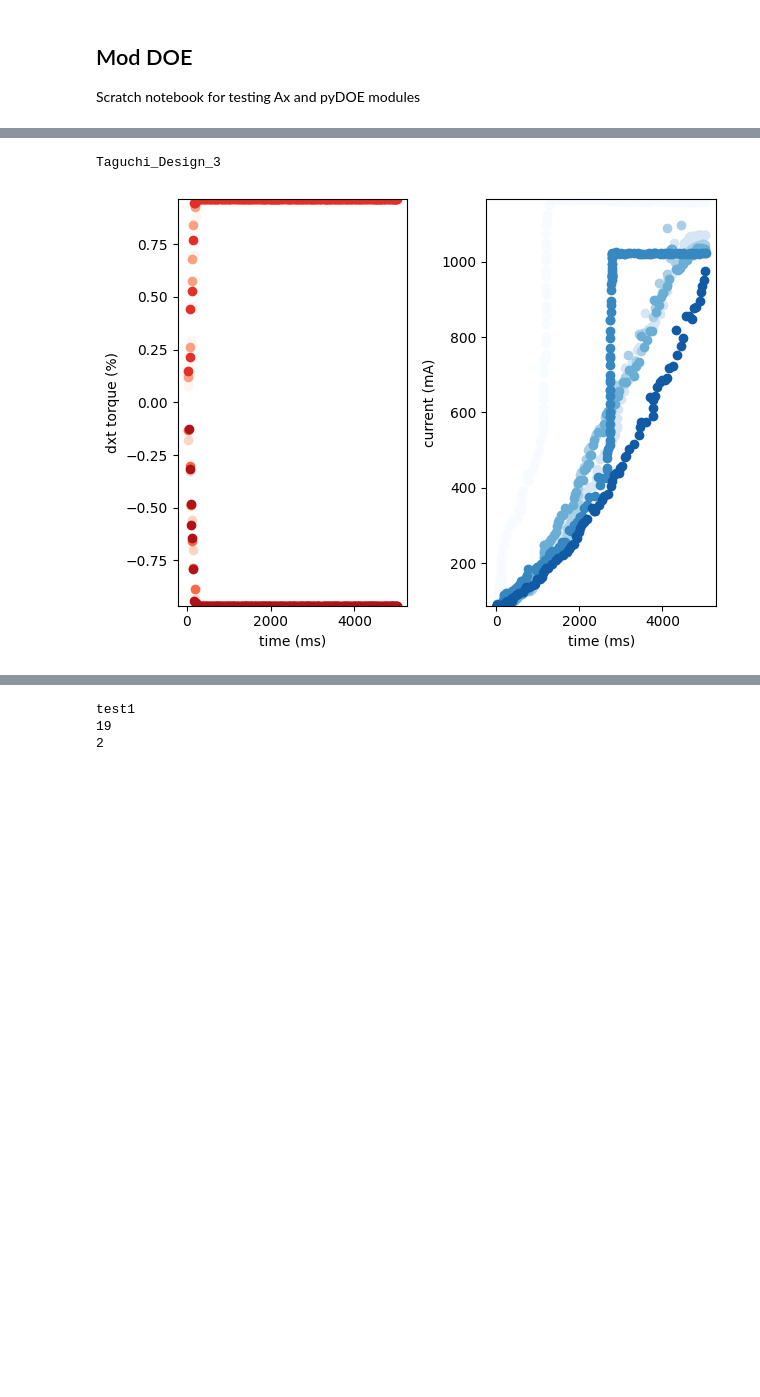
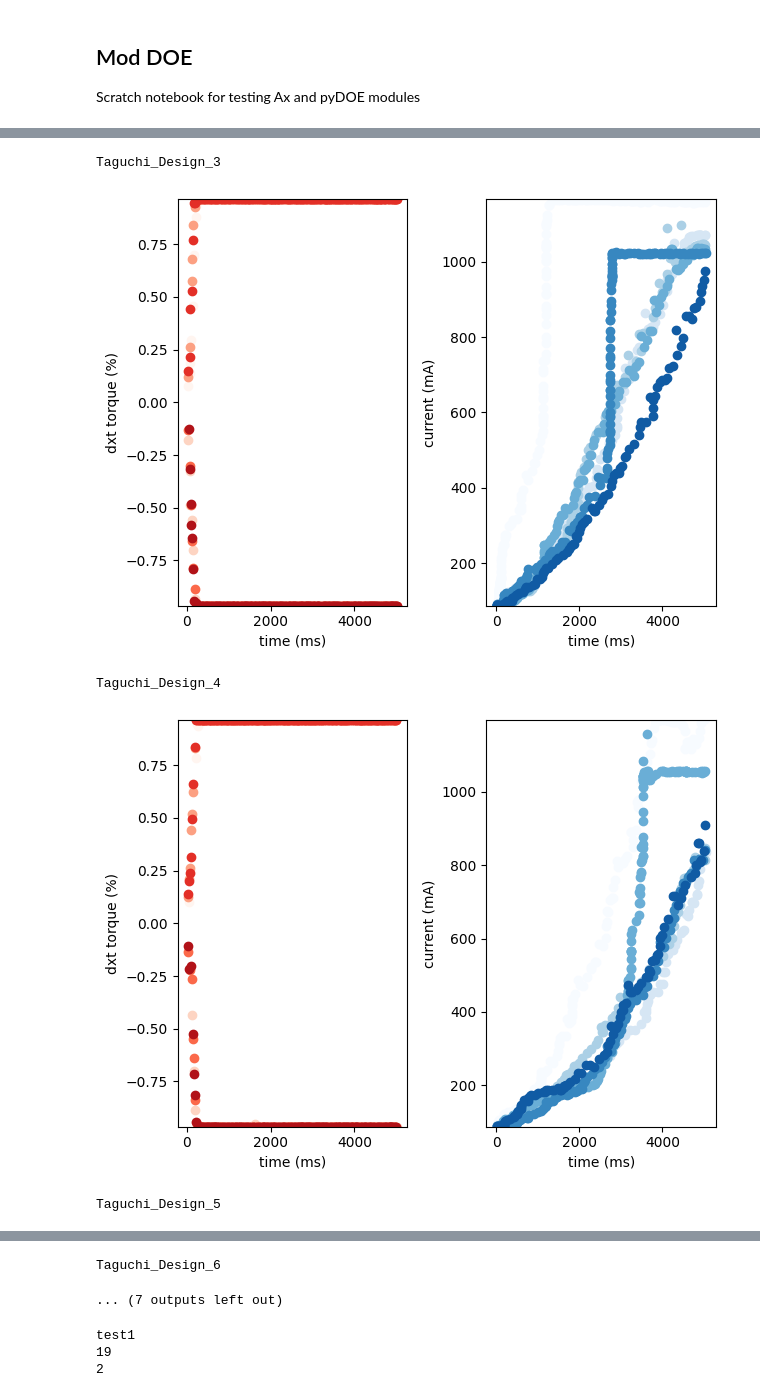
Before and after one commit to c-y-i/Mod_DOE, a Jupyter notebook: scratch.ipynb, the cells around one changed output, grey strips where cells are left out. Saved outputs shown, nothing was run; the diff lists cells and outputs as text; code cells hidden in the pictures; blank space fills up the shorter version.

```diff
--- a/scratch.ipynb
+++ b/scratch.ipynb
@@ -31,15 +31,18 @@ dict_today = pickle.load(open('Taguchi_test_dict.pkl', 'rb'))
 # %%
 for key in dict_today.keys():
     print(key)
-    plot_dict_key(combined_dict, key)
+    plot_dict_key(dict_today, key)
 # %% [output]
 Taguchi_Design_1
 *c* argument looks like a single numeric RGB or RGBA sequence, which should be avoided as value-mapping will have precedence in case its length matches with *x* & *y*.  Please use the *color* keyword- ...
 
 
 *c* argument looks like a single numeric RGB or RGBA sequence, which should be avoided as value-mapping will have precedence in case its length matches with *x* & *y*.  Please use the *color* keyword- ...
 [figure]
 Taguchi_Design_2
 [figure]
 Taguchi_Design_3
 [figure]
+Taguchi_Design_4
+[figure, added]
+Taguchi_Design_5
@@ -46,3 +50,5 @@ Taguchi_Design_3
+Taguchi_Design_6
+... (7 outputs left out)
 # %%
 file_dir = '/home/gmc/Python/Mod_DOE'
 file_name = 'Taguchi_test_dict.pkl'
```
Also changed, not shown: parts of 1 cell of this notebook, 2 other files.
